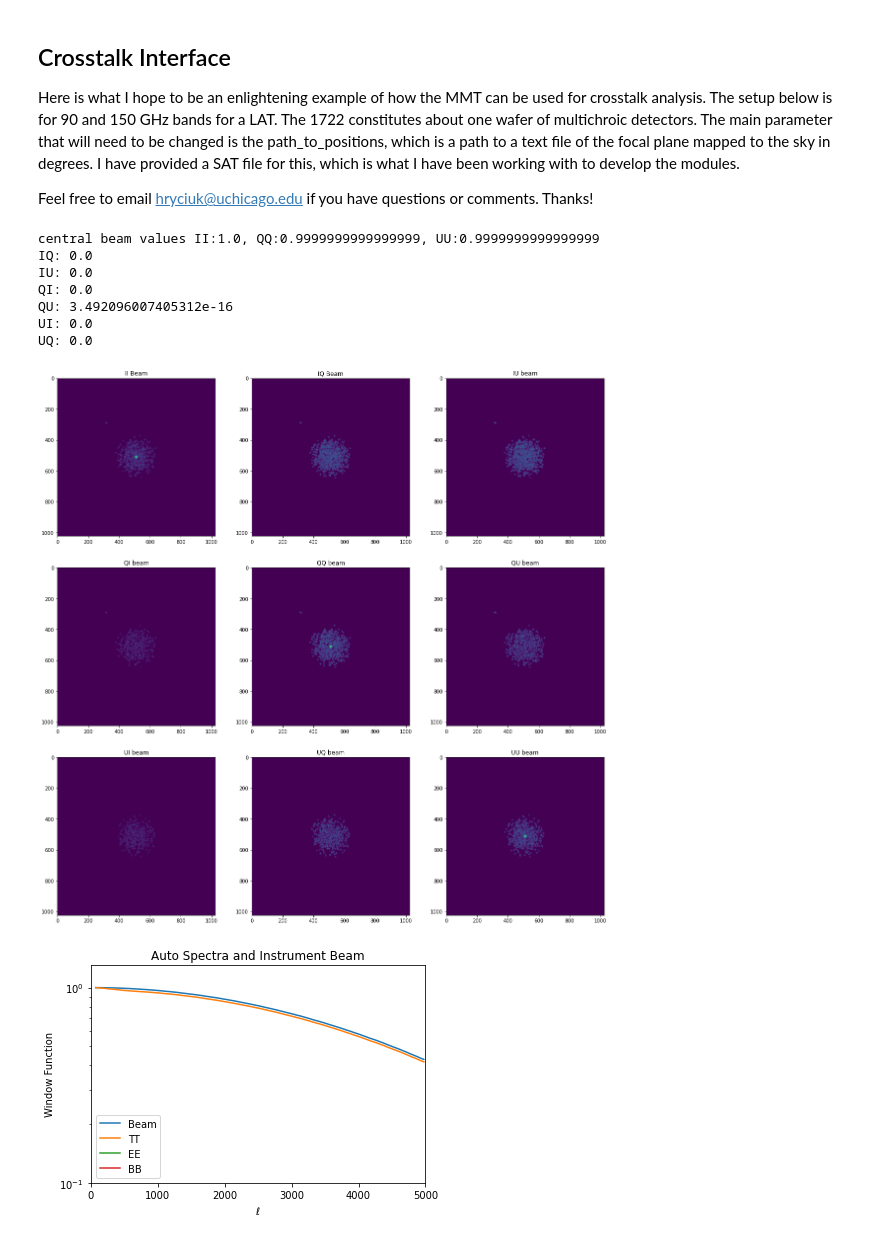
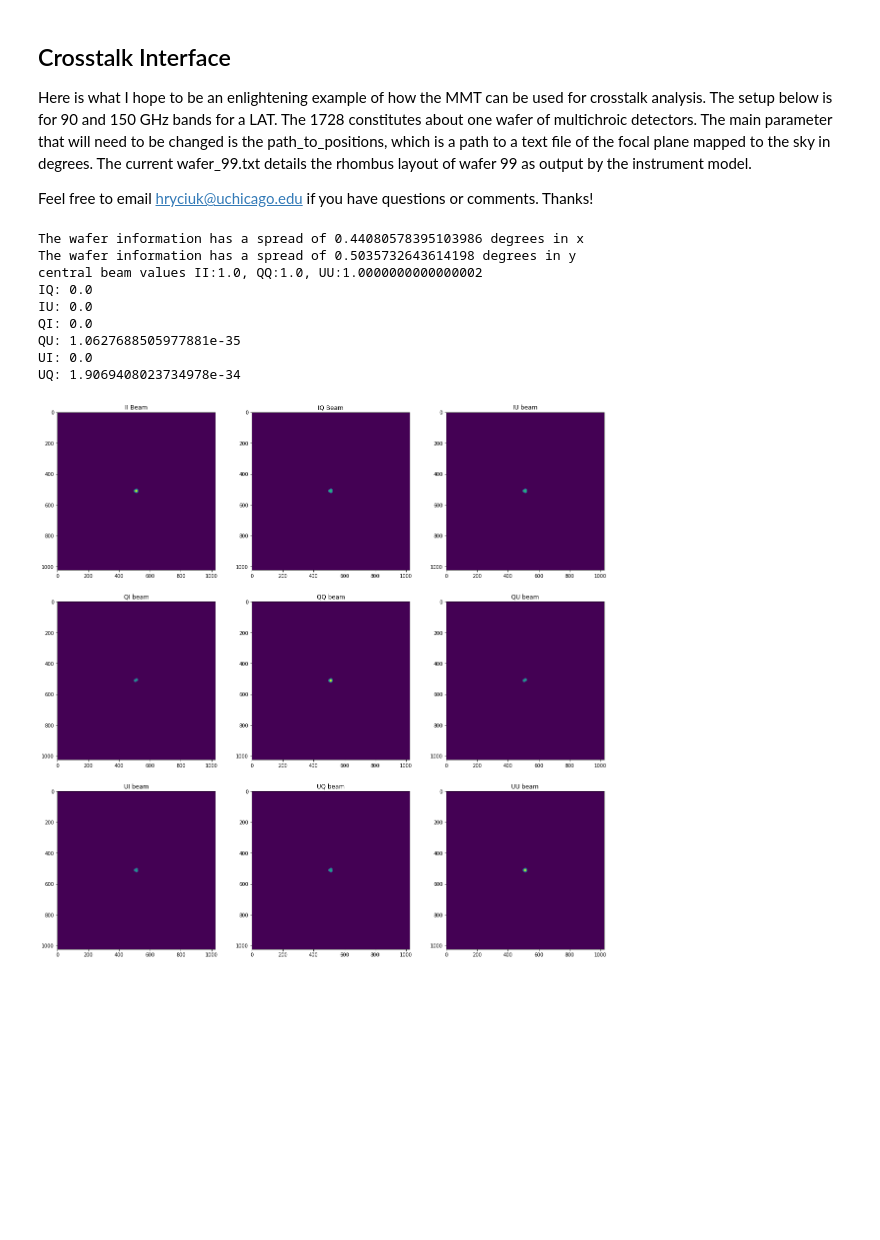
Before and after one commit to CMB-S4/map_multi_tool, a Jupyter notebook: MMTModules_Example.ipynb, the cells around one changed output. Drawn from its saved outputs; the diff is of its cells as text; code cells hidden in the pictures; blank space fills up the shorter version.

```diff
--- a/MMTModules_Example.ipynb
+++ b/MMTModules_Example.ipynb
@@ -1,25 +1,23 @@
 # %% [markdown]
 ## Crosstalk Interface
 
-Here is what I hope to be an enlightening example of how the MMT can be used for crosstalk analysis. The setup below is for 90 and 150 GHz bands for a LAT. The 1722 constitutes about one wafer of multichroic detectors. The main parameter that will need to be changed is the path_to_positions, which is a path to a text file of the focal plane mapped to the sky in degrees. I have provided a SAT file for this, which is what I have been working with to develop the modules.
+Here is what I hope to be an enlightening example of how the MMT can be used for crosstalk analysis. The setup below is for 90 and 150 GHz bands for a LAT. The 1728 constitutes about one wafer of multichroic detectors. The main parameter that will need to be changed is the path_to_positions, which is a path to a text file of the focal plane mapped to the sky in degrees. The current wafer_99.txt details the rhombus layout of wafer 99 as output by the instrument model.
 
 Feel free to email hryciuk@uchicago.edu if you have questions or comments. Thanks!
 # %%
 #path to a text file of detector positions on sky
 #it is assumed that this file is in units of degrees so scale appropriately
-path_to_positions = '/home/ahryciuk/CMBS4_Noise_Modeling/MapMultiTool/positions.txt'
-
-num_det = 1722    #number of detectors to select from file. 1722 is about on wafer's worth in positions.txt
+path_to_positions = '/home/ahryciuk/CMBS4_Noise_Modeling/MapMultiTool/wafer_99.txt'
 
 #frequencies represented in position data in GHz
 freqs = [90,150]
 
-num_det = 1722    #number of detectors (1 wafer is ~1725 which includes both 90 GHz and 150 GHz detectors)
+num_det = 1728    #number of detectors (1 wafer is ~1722 which includes both 90 GHz and 150 GHz detectors)
 
 #Map Parameters:
 #rescale the field of view to ~2/3 of a degree spread in detectors on sky
 #This rescales the field of view from a SAT packing density to a LAT packing density as is, but can certainly be changed
-rescale = (2./3.) / 12.5
+rescale = 50. #(2/3) / 12.5 scales positions.txt to LAT FOV
 
 N = 1024    #number of pixels in horizontal and vertical edges of maps
 pixel_size = 0.25 * 1/60.    #size of each pixel in deg
@@ -35,12 +33,11 @@ TtoP_suppress = True #suppress the T->P leakage that results from imbalanced det
 
 #Power Spectrum Binning Parameters:
 delta_ell = 50    #bin width
-ell_max = 5000    #maximum ell of Fourier Transform
+ell_max = 5000    #maximum ell
 
 #Observation Parameters:
 scan_sp = 3 #deg/s scan speed
-tau_d_mean = 3e-3 #s mean of distribution of detector time constants
-tau_unc = 0.3 #30% uncertainty (global shift?)
+tau_unc = 0.3 #30% uncertainty
 
 #choose normalization of power spectra
 ## 0 normalizes all PS to 1 for use with biasing spectra
@@ -54,24 +51,30 @@ sky_decomp = [1., 0, 0]
 # %%
 from MMTModules import *
 %matplotlib inline
 #use above parameters to calculate the beam matrix and display power spectra for a pure T sky
 
 
 #generate focal plane distribution
 det_dict = generate_focal_plane_distribution(path_to_positions, num_det, freqs, rescale)
 
 #generate random coupling
-coupling_matrix = generate_random_coupling(det_dict)
+#coupling_matrix = generate_random_coupling(det_dict)
+#generate rhombus coupling
+coupling_dict = generate_bondpad_coupling_rhombus(det_dict)
 
+#this is inefficient, doing the same calculation twice
+unconvolved_beams = calculate_beam_matrix(det_dict, coupling_dict, freq1, freq2, pixel_size, perc_corr, N, TtoP_suppress = False, to_fft=False)
 
-beam_matrix, binned_ell, binned_spectra = calculate_crosstalk(det_dict, [freq1,freq2], pixel_size, perc_corr, N, beam_fwhm, sky_decomp, TtoP_suppress, delta_ell, ell_max, choose_normalization)
+#calculate crosstalk 3x3 IQU beams
+convolved_beam_matrix = calculate_crosstalk(det_dict, coupling_dict, [freq1,freq2], pixel_size, perc_corr, N, beam_fwhm, sky_decomp, TtoP_suppress, delta_ell, ell_max, choose_normalization,  unconvolved_beams=unconvolved_beams)
 # %% [output]
-central beam values II:1.0, QQ:0.9999999999999999, UU:0.9999999999999999
+The wafer information has a spread of 0.44080578395103986 degrees in x
+The wafer information has a spread of 0.5035732643614198 degrees in y
+central beam values II:1.0, QQ:1.0, UU:1.0000000000000002
 IQ: 0.0
 IU: 0.0
 QI: 0.0
-QU: 3.492096007405312e-16
+QU: 1.0627688505977881e-35
 UI: 0.0
-UQ: 0.0
+UQ: 1.9069408023734978e-34
-[figure, old version]
+[figure, new version]
-[figure, removed]
```
Also changed, not shown: parts of 16 cells of this notebook, 4 other files.
